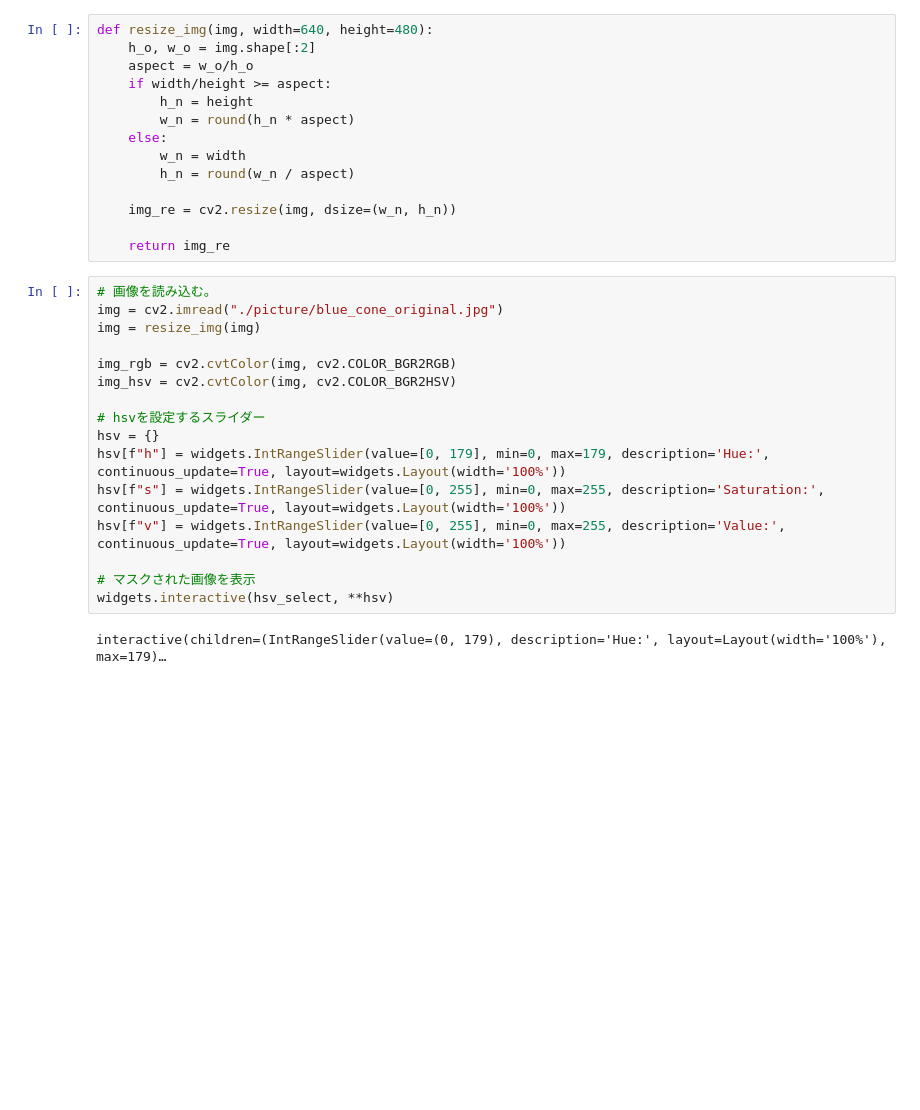
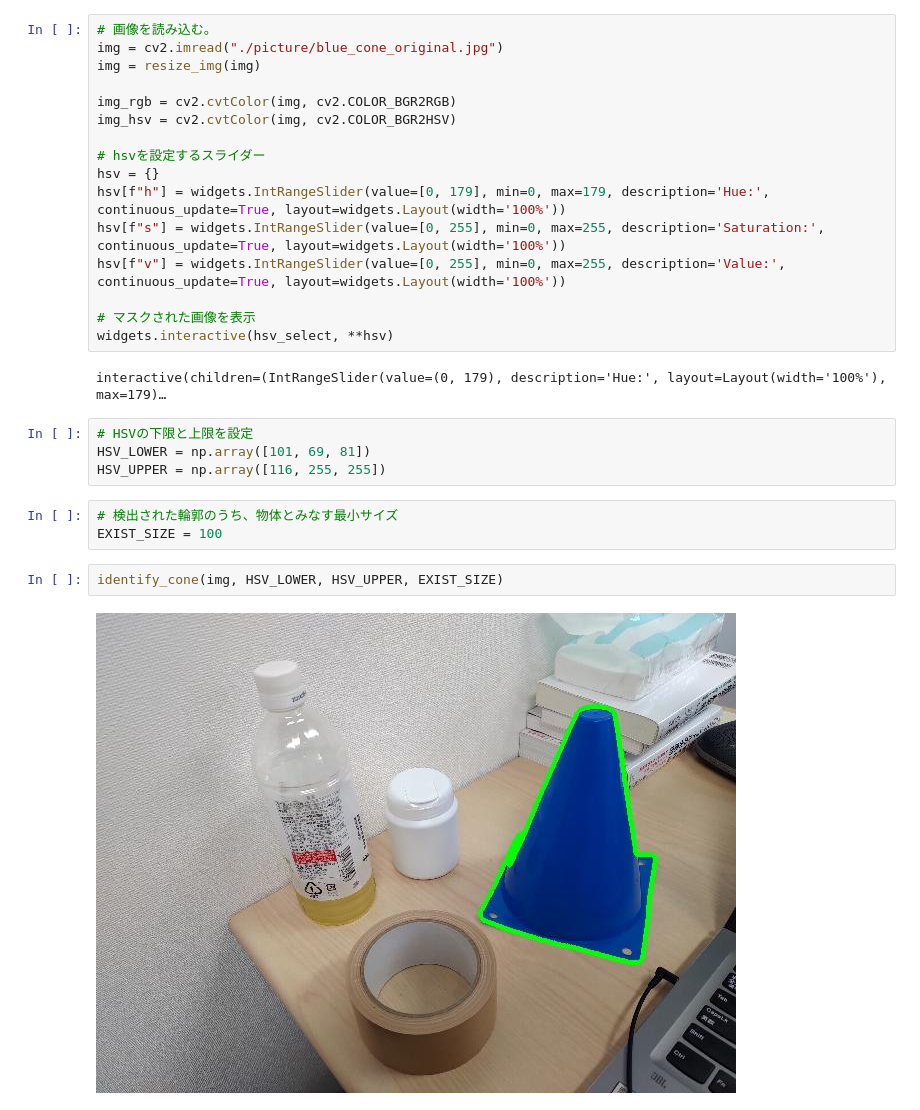
Before and after one commit to Arrows-Institute/img_rec_exp, a Jupyter notebook: hsv_select.ipynb, the cells around one changed output. Saved outputs shown, nothing was run; the diff lists cells and outputs as text; blank space fills up the shorter version.

```diff
--- a/hsv_select.ipynb
+++ b/hsv_select.ipynb
@@ -15,20 +16,6 @@ def hsv_select(**kwargs):
     PIL.Image.fromarray(img_masked).save(f, 'jpeg')
     img_jpeg = IPython.display.Image(data=f.getvalue())
     IPython.display.display_jpeg(img_jpeg)
-# %%
-def resize_img(img, width=640, height=480):
-    h_o, w_o = img.shape[:2]
-    aspect = w_o/h_o
-    if width/height >= aspect:
-        h_n = height
-        w_n = round(h_n * aspect)
-    else:
-        w_n = width
-        h_n = round(w_n / aspect)
-
-    img_re = cv2.resize(img, dsize=(w_n, h_n))
-
-    return img_re
 # %%
 # 画像を読み込む。
 img = cv2.imread("./picture/blue_cone_original.jpg")
@@ -47,3 +34,14 @@ hsv[f"v"] = widgets.IntRangeSlider(value=[0, 255], min=0, max=255, description='
 widgets.interactive(hsv_select, **hsv)
 # %% [output]
 interactive(children=(IntRangeSlider(value=(0, 179), description='Hue:', layout=Layout(width='100%'), max=179)…
+# %%
+# HSVの下限と上限を設定
+HSV_LOWER = np.array([101, 69, 81])
+HSV_UPPER = np.array([116, 255, 255])
+# %%
+# 検出された輪郭のうち、物体とみなす最小サイズ
+EXIST_SIZE = 100
+# %%
+identify_cone(img, HSV_LOWER, HSV_UPPER, EXIST_SIZE)
+# %% [output]
+[figure, added]
```
Also changed, not shown: parts of 1 cell of this notebook, 1 other file.
